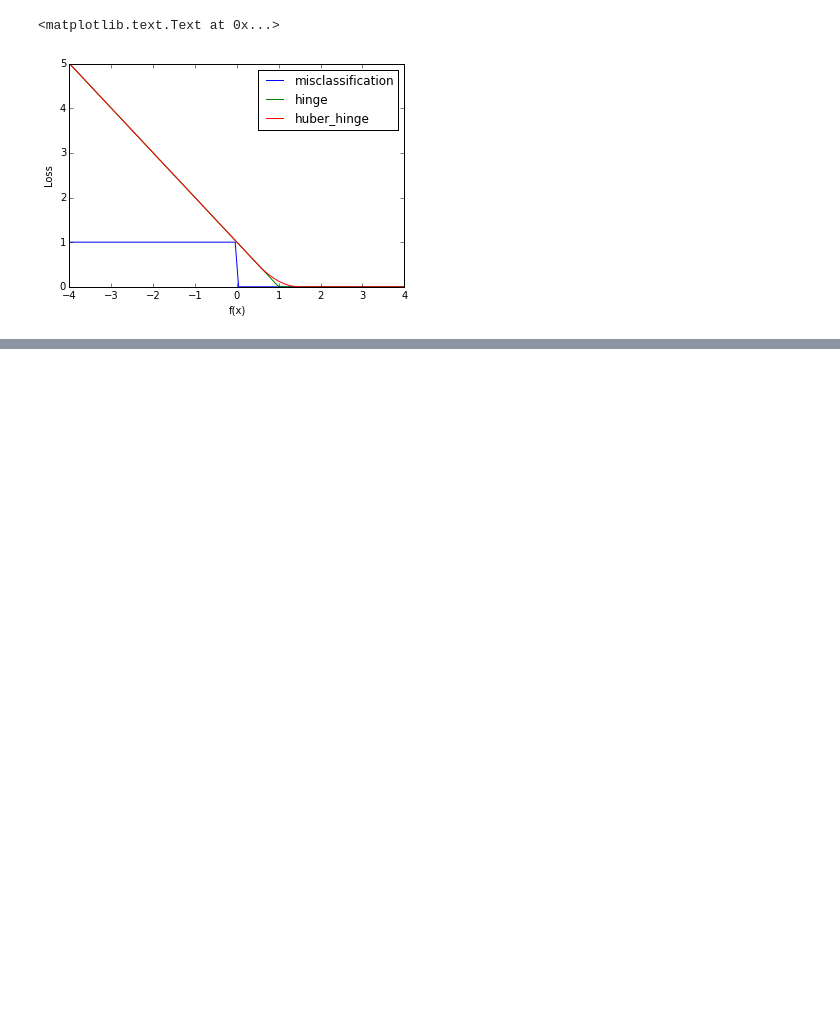
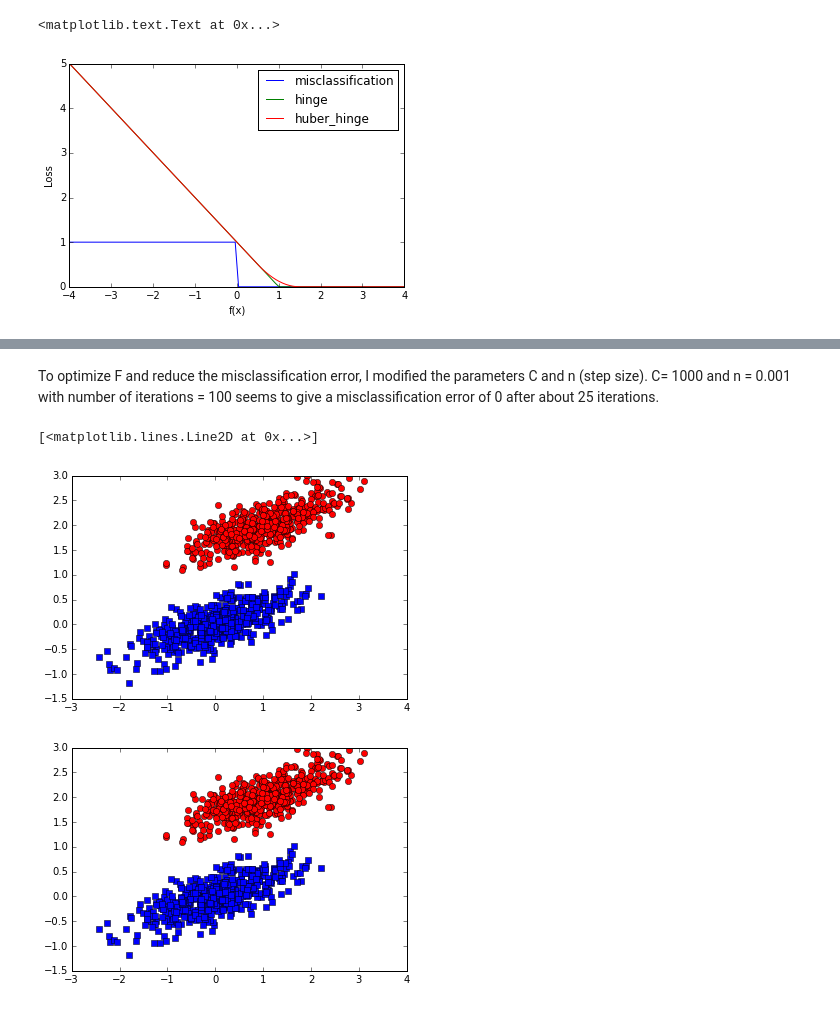
Before and after one commit to aartibagul/Source-Separation, a Jupyter notebook: Hw5_Stochastic_Gradient_Algorithms.ipynb, the cells around one changed output, grey strips where cells are left out. Cells and saved outputs as stored; diff of their text form; code cells hidden in the pictures; blank space fills up the shorter version.

```diff
--- a/Hw5_Stochastic_Gradient_Algorithms.ipynb
+++ b/Hw5_Stochastic_Gradient_Algorithms.ipynb
@@ -44,0 +201,36 @@ plt.ylabel("Loss")
+# %% [markdown]
+To optimize F and reduce the misclassification error, I modified the parameters C and n (step size). C= 1000 and n = 0.001 with number of iterations = 100 seems to give a misclassification error of 0 after about 25 iterations.
+# %%
+def my_svm(n, max_iter, X, y, compute_grad, compute_obj):
+    g = []
+    w = np.zeros(X.shape[1])
+    for x in X:
+
+        w, o, e = my_gradient_descent(n, max_iter, X, y, compute_grad, compute_obj)
+
+        f_x = np.dot(w, x)
+        g.append(int(np.sign(f_x)))
+
+
+    return w, g, obj
+
+n = 0.001
+w, g, obj = my_svm(n,100,X_train, y_train, compute_grad, compute_obj)
+# %%
+g = np.array(g)
+X0, X1 = x[g == 1], x[g == -1]
+
+
+plt.plot(X0[:, 0], X0[:,1], 'o', color='red')
+plt.plot(X1[:, 0], X1[:, 1], 's', color='blue')
+
+plt.figure()
+X2, X3 = x[y == 1], x[y == -1]
+
+
+plt.plot(X2[:, 0], X2[:,1], 'o', color='red')
+plt.plot(X3[:, 0], X3[:, 1], 's', color='blue')
+# %% [output]
+[<matplotlib.lines.Line2D at 0x...>]
+[figure, added]
+[figure, added]
```
Also changed, not shown: parts of 17 cells of this notebook, 1 other file.
